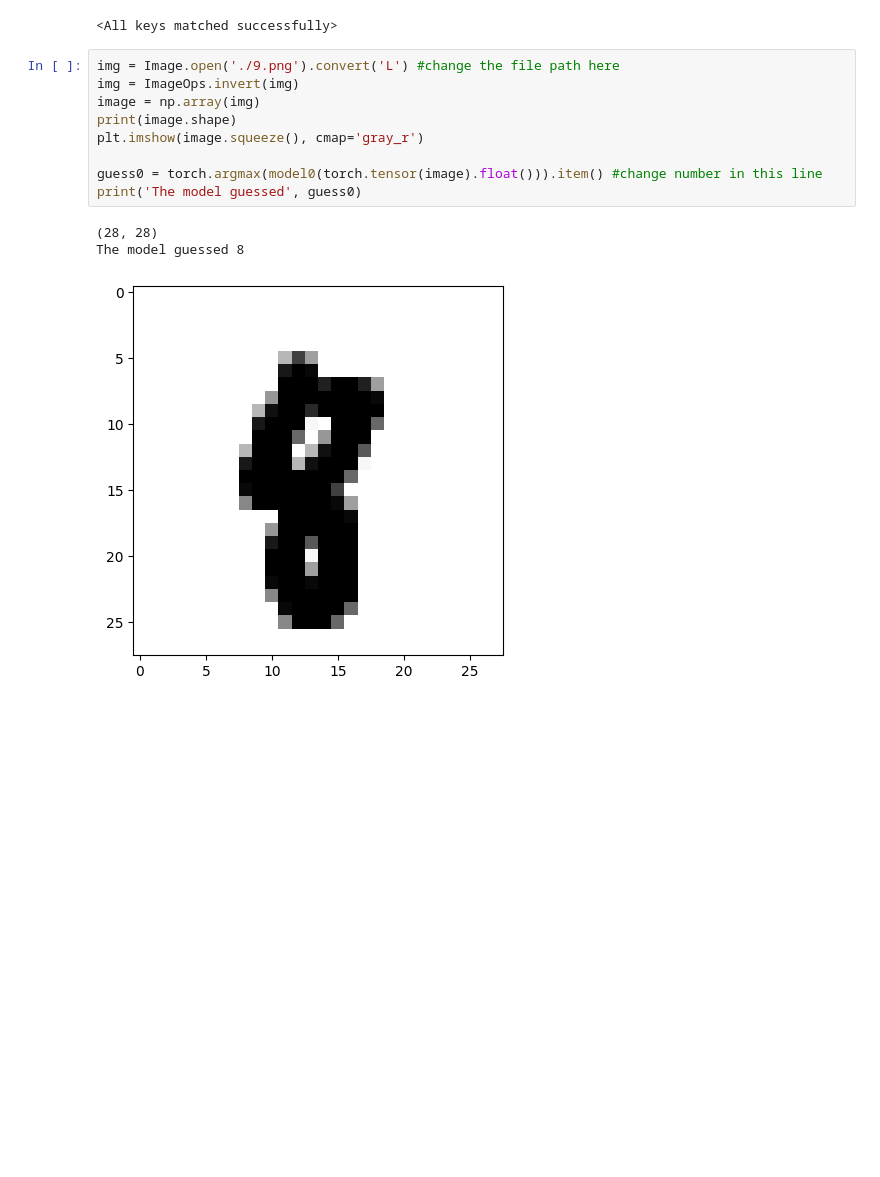
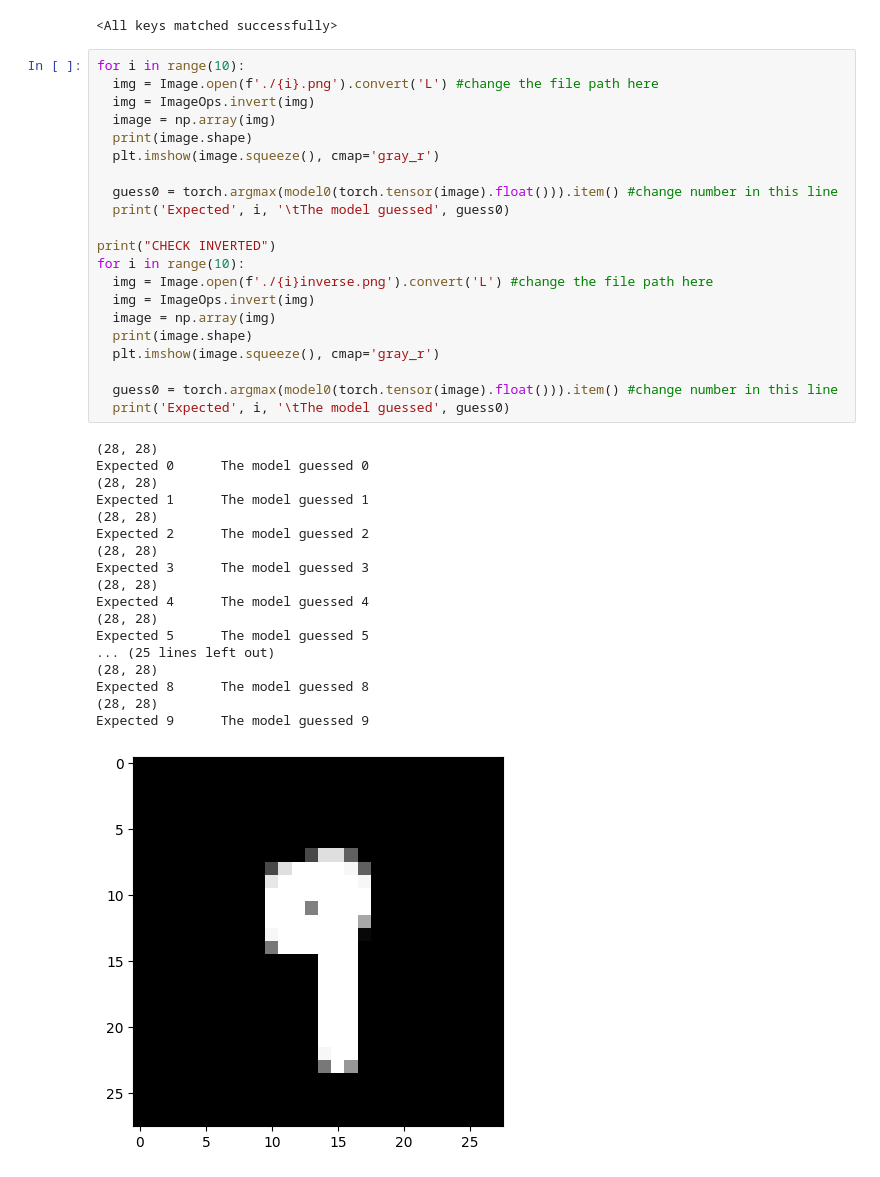
Before and after one commit to ryanbylee/handwritten-digit-classifier, a Jupyter notebook: test_final_project.ipynb, the cells around one changed output. Cells and saved outputs as stored; diff of their text form; blank space fills up the shorter version.

Commit message:
add final weights and images

```diff
--- a/test_final_project.ipynb
+++ b/test_final_project.ipynb
@@ -16,15 +16,42 @@ model0.load_state_dict(torch.load('./weights.pth')) #I have it saved in this fol
 # %% [output]
 <All keys matched successfully>
 # %%
-img = Image.open('./9.png').convert('L') #change the file path here
-img = ImageOps.invert(img)
-image = np.array(img)
-print(image.shape)
-plt.imshow(image.squeeze(), cmap='gray_r')
+for i in range(10):
+  img = Image.open(f'./{i}.png').convert('L') #change the file path here
+  img = ImageOps.invert(img)
+  image = np.array(img)
+  print(image.shape)
+  plt.imshow(image.squeeze(), cmap='gray_r')
 
-guess0 = torch.argmax(model0(torch.tensor(image).float())).item() #change number in this line
-print('The model guessed', guess0)
+  guess0 = torch.argmax(model0(torch.tensor(image).float())).item() #change number in this line
+  print('Expected', i, '\tThe model guessed', guess0)
+
+print("CHECK INVERTED")
+for i in range(10):
+  img = Image.open(f'./{i}inverse.png').convert('L') #change the file path here
+  img = ImageOps.invert(img)
+  image = np.array(img)
+  print(image.shape)
+  plt.imshow(image.squeeze(), cmap='gray_r')
+
+  guess0 = torch.argmax(model0(torch.tensor(image).float())).item() #change number in this line
+  print('Expected', i, '\tThe model guessed', guess0)
 # %% [output]
 (28, 28)
-The model guessed 8
+Expected 0      The model guessed 0
+(28, 28)
+Expected 1      The model guessed 1
+(28, 28)
+Expected 2      The model guessed 2
+(28, 28)
+Expected 3      The model guessed 3
+(28, 28)
+Expected 4      The model guessed 4
+(28, 28)
+Expected 5      The model guessed 5
+... (25 lines left out)
+(28, 28)
+Expected 8      The model guessed 8
+(28, 28)
+Expected 9      The model guessed 9
-[figure, old version]
+[figure, new version]
```
Also changed, not shown: 8 other files.
